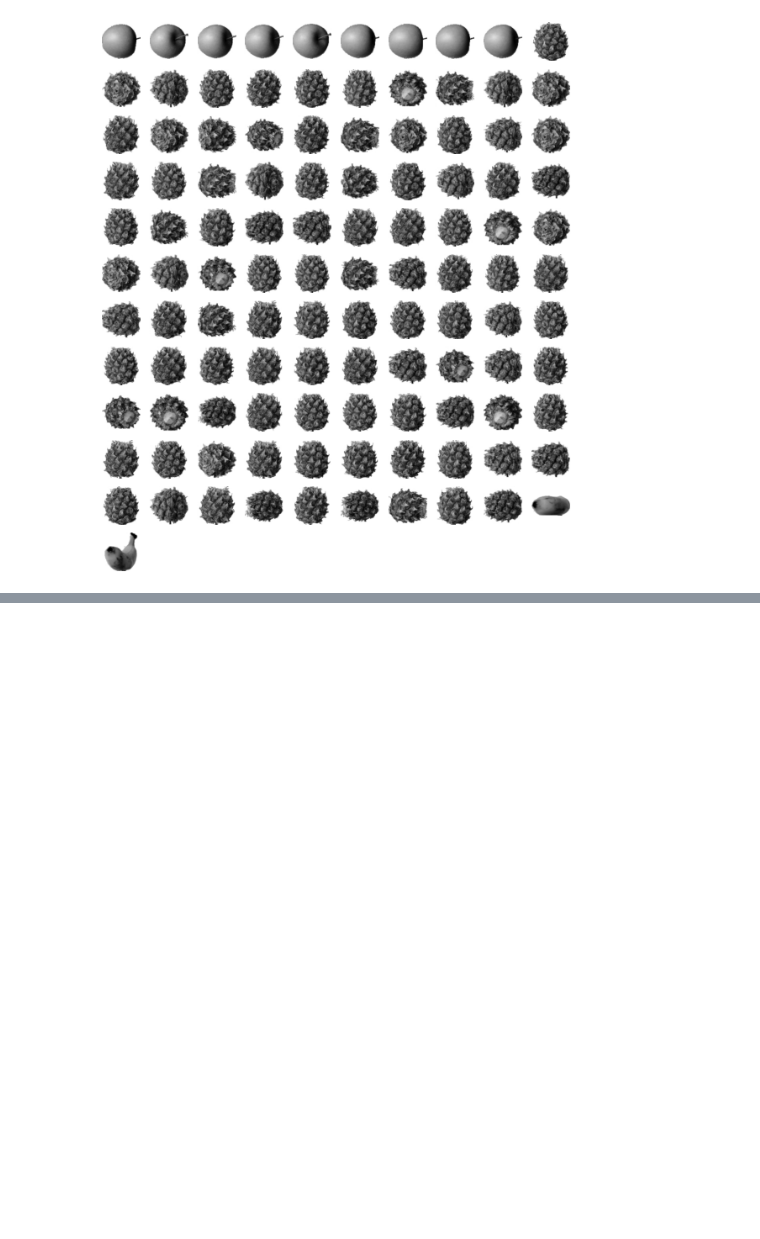
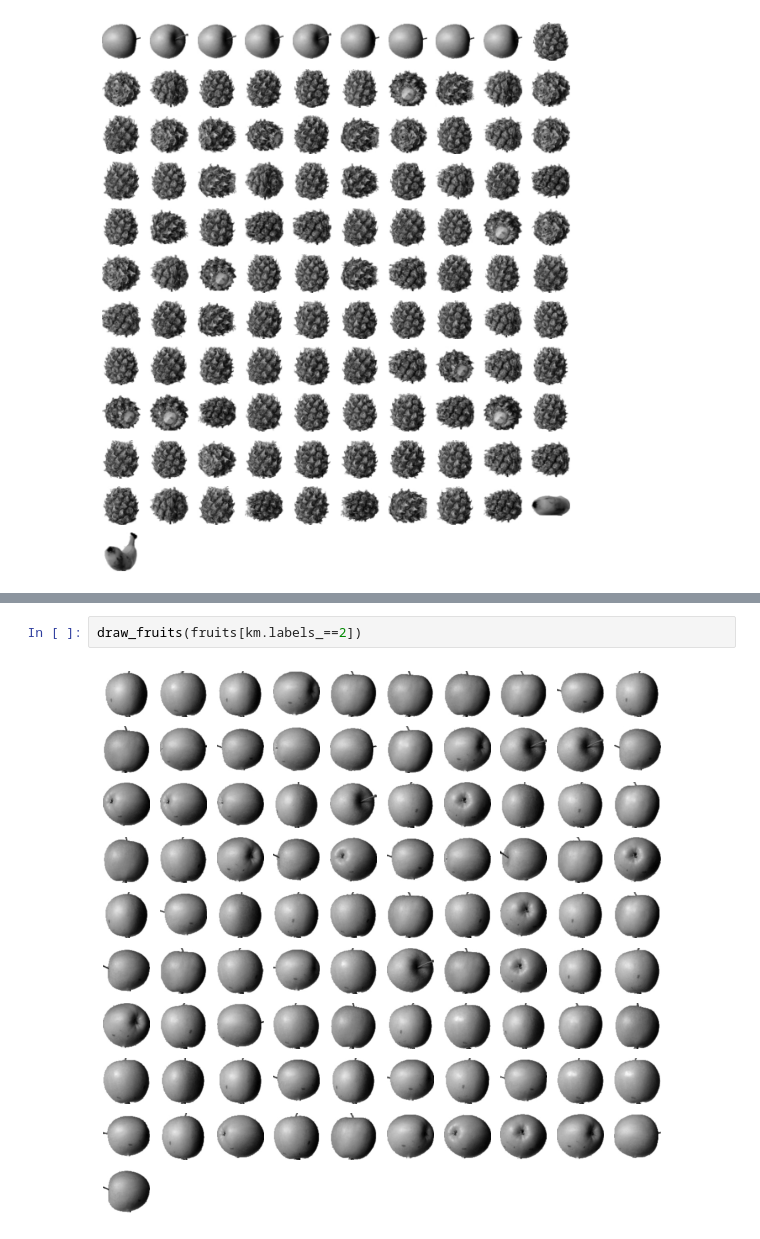
Before and after one commit to inputJun/MachineLearning-Study, a Jupyter notebook: 06_2_k_평균.ipynb, the cells around one changed output, grey strips where cells are left out. Cells and saved outputs as stored; diff of their text form; blank space fills up the shorter version.

```diff
--- a/06_2_k_평균.ipynb
+++ b/06_2_k_평균.ipynb
@@ -68,0 +73,4 @@ draw_fruits(fruits[km.labels_==0])
+# %%
+draw_fruits(fruits[km.labels_==2])
+# %% [output]
+[figure, added]
```
Also changed, not shown: parts of 7 cells of this notebook.
